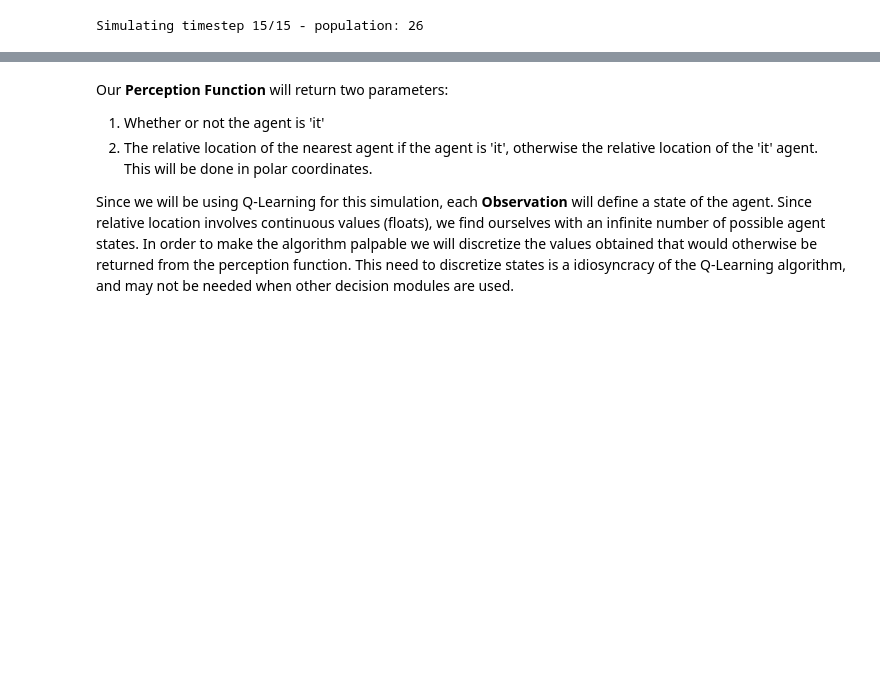
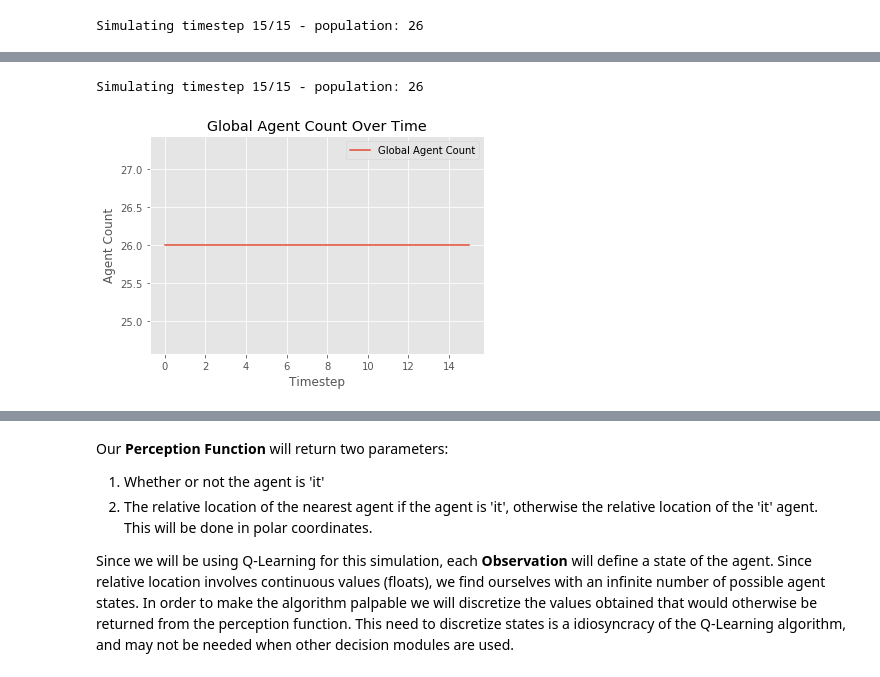
Before and after one commit to SeverTopan/AdjSim, a Jupyter notebook: tutorial/tutorial.ipynb, the cells around one changed output, grey strips where cells are left out. Drawn from its saved outputs; the diff is of its cells as text; code cells hidden in the pictures; blank space fills up the shorter version.

```diff
--- a/tutorial/tutorial.ipynb
+++ b/tutorial/tutorial.ipynb
@@ -148,6 +151,11 @@ def move(simulation, source):
 
 def tag(simulation, source):
     if not source.is_it:
+        return
+
+    if source.cooldown > 0:
+        source.cooldown -= 1
+        source.step_complete
         return
 
     # Find nearest neighbour.
@@ -171,6 +179,7 @@ def tag(simulation, source):
     nearest_neighbour.is_it = True
     nearest_neighbour.color = adjsim.color.RED_DARK # This will change the agent's visual color.
     nearest_neighbour.order = 1 # Order describes what order the agents will take their steps in the simulation loop.
+    nearest_neighbour.cooldown = 5
     source.is_it = False
     source.order = 0 # Order describes what order the agents will take their steps in the simulation loop.
     source.color = adjsim.color.BLUE_DARK # This will change the agent's visual color.
@@ -181,6 +190,7 @@ class Tagger(adjsim.core.VisualAgent):
         super().__init__()
 
         self.is_it = is_it
+        self.cooldown = 5 if is_it else 0
         self.color = adjsim.color.RED_DARK if is_it else adjsim.color.BLUE_DARK
         self.pos = np.array([x, y])
         self.decision = adjsim.decision.RandomSingleCastDecision()
@@ -209,0 +232,8 @@ Simulating timestep 15/15 - population: 26
+# %%
+sim = TaggerSimulation()
+sim.trackers["agent_count"] = adjsim.analysis.AgentCountTracker()
+sim.simulate(15)
+sim.trackers["agent_count"].plot()
+# %% [output]
+Simulating timestep 15/15 - population: 26
+[figure, added]
```
Also changed, not shown: parts of 25 cells of this notebook.
